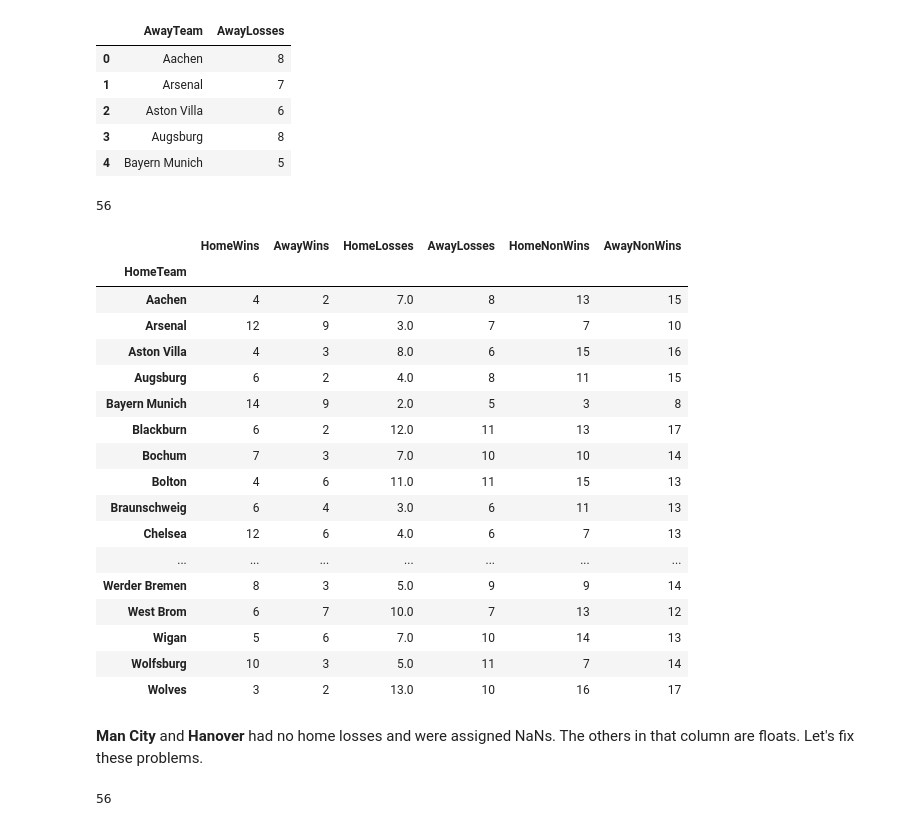
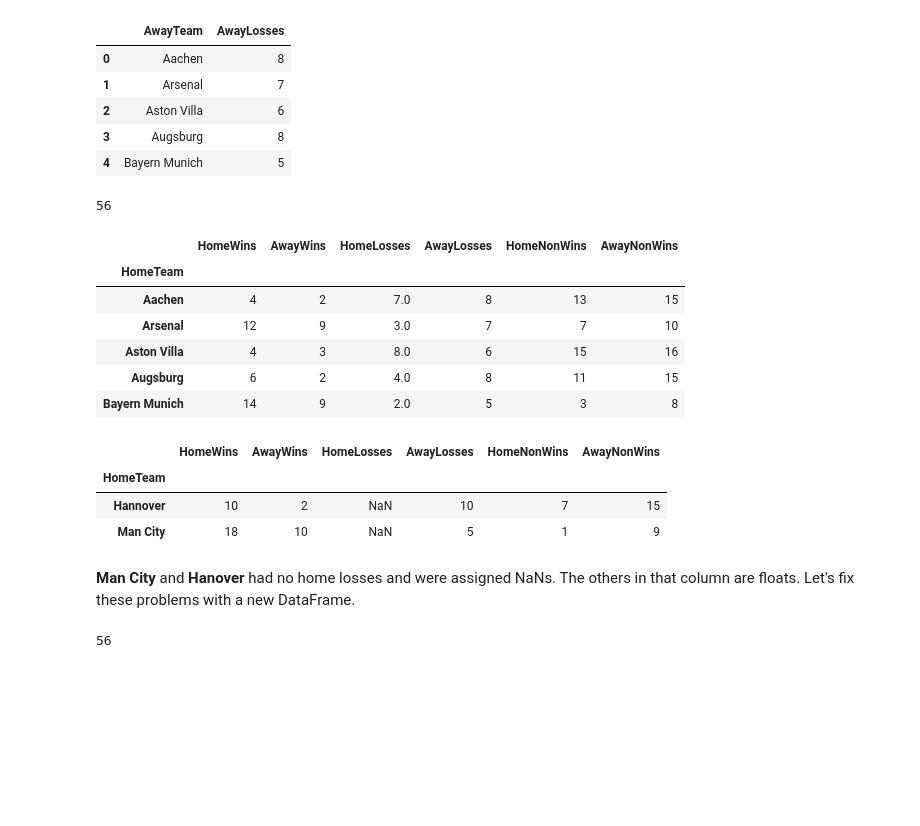
Before and after one commit to seancarverphd/soccer-project-2, a Jupyter notebook: SoccerNotebook.ipynb, the cells around one changed output. Cells and saved outputs as stored; diff of their text form; code cells hidden in the pictures; blank space fills up the shorter version.

```diff
--- a/SoccerNotebook.ipynb
+++ b/SoccerNotebook.ipynb
@@ -319,29 +319,25 @@ pass
 # %%
 WinsLosses = HomeWins.join(AwayWins, how='left').join(HomeLosses, how='left').join(AwayLosses, how='left').join(HomeNonWins, how='left').join(AwayNonWins, how='left')
 print(len(WinsLosses))
-WinsLosses
+WinsLosses.head()
 # %% [output]
 56
 |  | HomeWins | AwayWins | HomeLosses | AwayLosses | HomeNonWins | AwayNonWins |
 | HomeTeam |  |  |  |  |  |  |
 | Aachen | 4 | 2 | 7.0 | 8 | 13 | 15 |
 | Arsenal | 12 | 9 | 3.0 | 7 | 7 | 10 |
 | Aston Villa | 4 | 3 | 8.0 | 6 | 15 | 16 |
 | Augsburg | 6 | 2 | 4.0 | 8 | 11 | 15 |
 | Bayern Munich | 14 | 9 | 2.0 | 5 | 3 | 8 |
-| Blackburn | 6 | 2 | 12.0 | 11 | 13 | 17 |
-| Bochum | 7 | 3 | 7.0 | 10 | 10 | 14 |
-| Bolton | 4 | 6 | 11.0 | 11 | 15 | 13 |
-| Braunschweig | 6 | 4 | 3.0 | 6 | 11 | 13 |
-| Chelsea | 12 | 6 | 4.0 | 6 | 7 | 13 |
-| ... | ... | ... | ... | ... | ... | ... |
-| Werder Bremen | 8 | 3 | 5.0 | 9 | 9 | 14 |
-| West Brom | 6 | 7 | 10.0 | 7 | 13 | 12 |
-| Wigan | 5 | 6 | 7.0 | 10 | 14 | 13 |
-| Wolfsburg | 10 | 3 | 5.0 | 11 | 7 | 14 |
-| Wolves | 3 | 2 | 13.0 | 10 | 16 | 17 |
+# %%
+WinsLosses[WinsLosses.isna().any(axis=1)]
+# %% [output]
+|  | HomeWins | AwayWins | HomeLosses | AwayLosses | HomeNonWins | AwayNonWins |
+| HomeTeam |  |  |  |  |  |  |
+| Hannover | 10 | 2 | NaN | 10 | 7 | 15 |
+| Man City | 18 | 10 | NaN | 5 | 1 | 9 |
 # %% [markdown]
-**Man City** and **Hanover** had no home losses and were assigned NaNs.  The others in that column are floats.  Let's fix these problems.
+**Man City** and **Hanover** had no home losses and were assigned NaNs.  The others in that column are floats.  Let's fix these problems with a new DataFrame.
 # %%
 WinLoss = WinsLosses.fillna(0).astype(int)
 # %%
```
Also changed, not shown: parts of 12 cells of this notebook.
